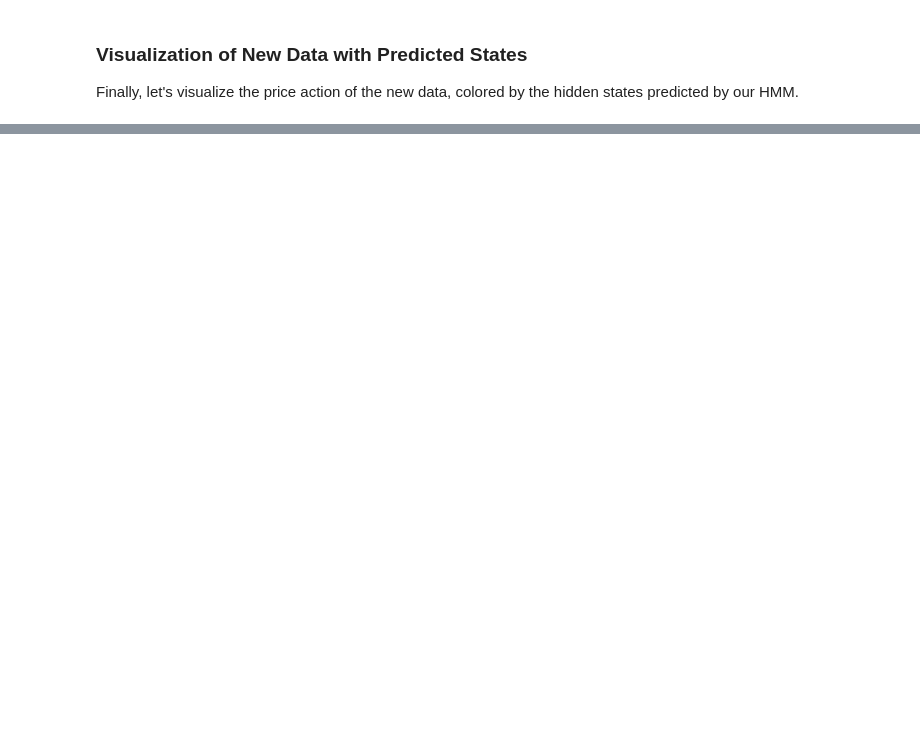
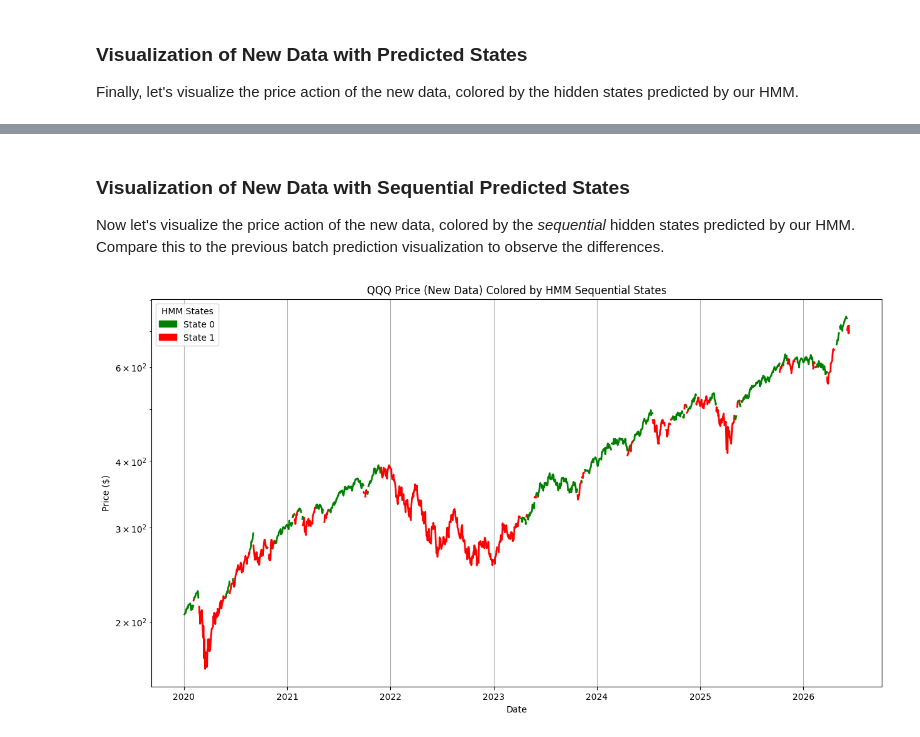
Before and after one commit to jhenningsen/Equity_Analysis, a Jupyter notebook: HMM/HMM_v1.ipynb, the cells around one changed output, grey strips where cells are left out. Drawn from its saved outputs; the diff is of its cells as text; code cells hidden in the pictures; blank space fills up the shorter version.

```diff
--- a/HMM/HMM_v1.ipynb
+++ b/HMM/HMM_v1.ipynb
@@ -245,0 +260,19 @@ plt.show()
+# %%
+print("Performing sequential state prediction...")
+
+sequential_states = []
+# Iterate through the new data day by day
+for i in range(1, len(X_new) + 1):
+    # Take the data up to the current day 'i'
+    current_X_slice = X_new[:i]
+
+    # Predict the states for this historical slice
+    # We are interested in the state at the very end of this slice
+    predicted_states_slice = model.predict(current_X_slice)
+    sequential_states.append(predicted_states_slice[-1])
+
+# Add the sequential states to the DataFrame
+df_new['Sequential_State'] = sequential_states
+
+print("Sequential prediction complete.")
+display(df_new[['Close', 'Log_Return', 'State', 'Sequential_State']].head())
@@ -245,0 +290,30 @@ plt.show()
+# %% [markdown]
+### Visualization of New Data with Sequential Predicted States
+
+Now let's visualize the price action of the new data, colored by the *sequential* hidden states predicted by our HMM. Compare this to the previous batch prediction visualization to observe the differences.
+# %%
+plt.figure(figsize=(15, 8))
+
+# Identify segments where the sequential state is constant for the new data
+state_segments_sequential = df_new['Sequential_State'].diff().ne(0).cumsum()
+
+# Plot each segment with its corresponding state color
+for segment_id, segment_df in df_new.groupby(state_segments_sequential):
+    state = segment_df['Sequential_State'].iloc[0] # Get the state for this segment
+    color = colors_map[state]
+    plt.plot(segment_df.index, segment_df['Close'], color=color, linewidth=2)
+
+plt.title(f"{TICKER} Price (New Data) Colored by HMM Sequential States")
+plt.xlabel("Date")
+plt.ylabel("Price ($)")
+
+# Create a custom legend (reusing colors_map)
+import matplotlib.patches as mpatches # Ensure mpatches is imported
+legend_handles = [mpatches.Patch(color=colors_map[s], label=f'State {s}') for s in sorted(colors_map.keys())]
+plt.legend(handles=legend_handles, title="HMM States")
+
+plt.grid(True)
+plt.yscale('log')
+plt.show()
+# %% [output]
+[figure, added]
```
Also changed, not shown: parts of 8 cells of this notebook.
